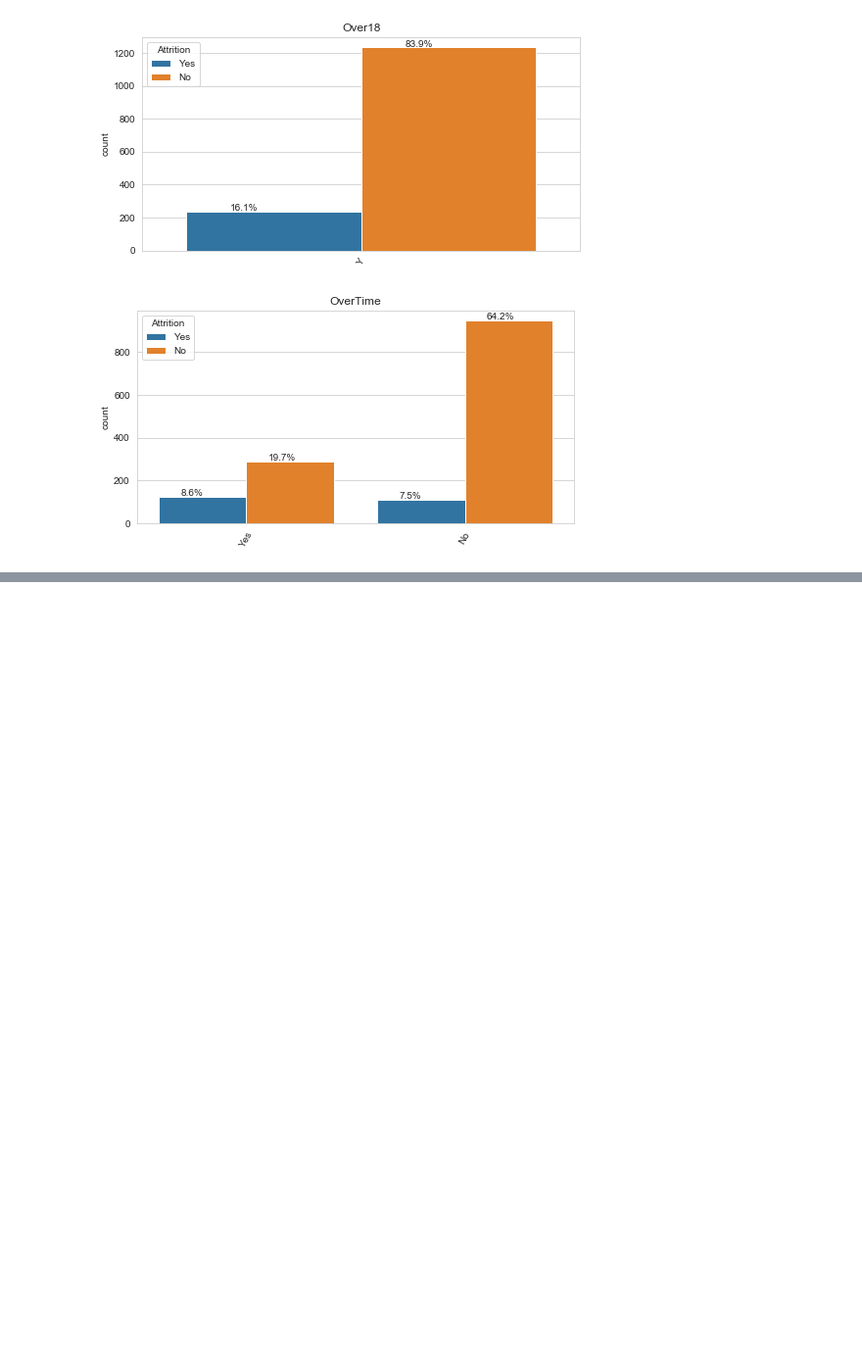
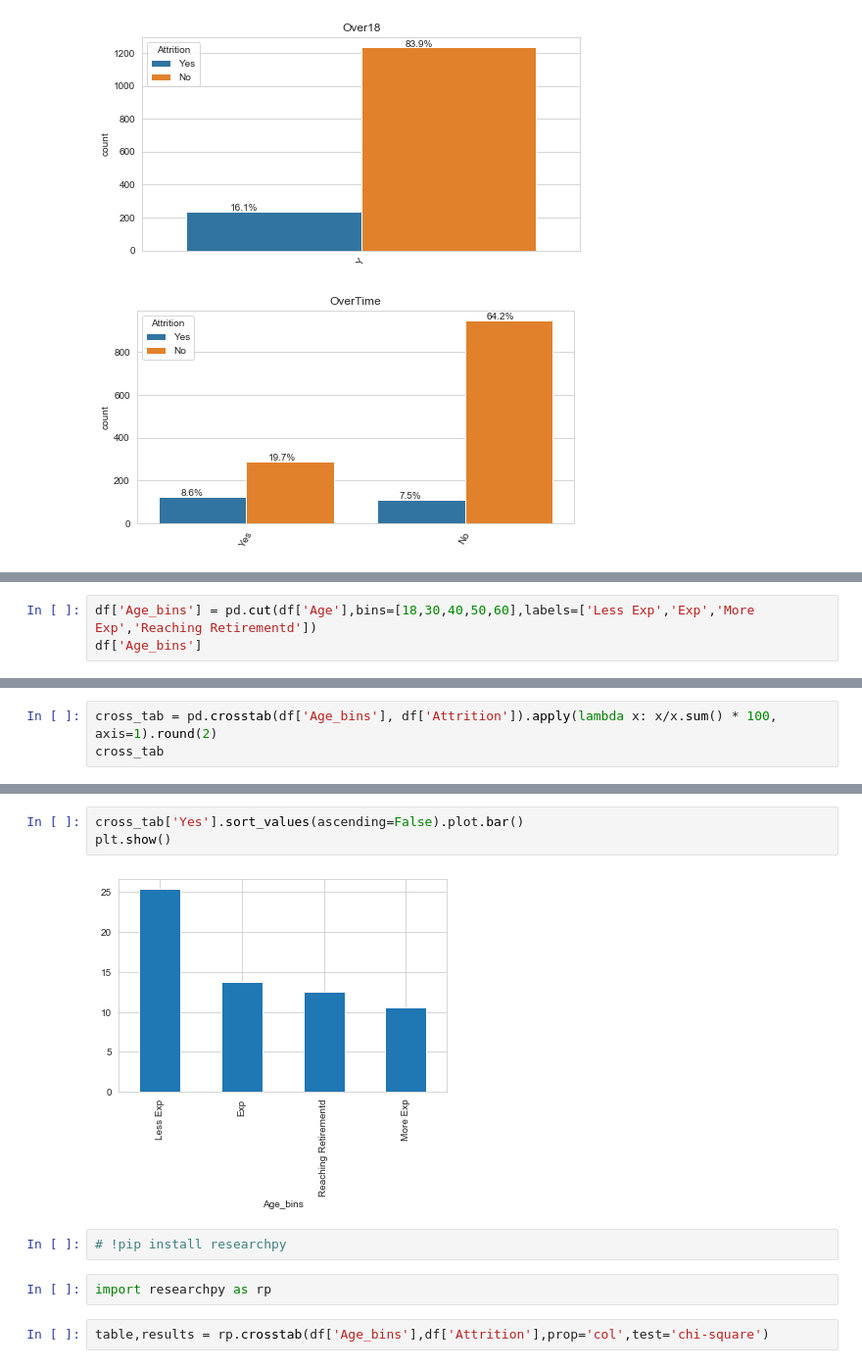
Before and after one commit to SivaLokam/supervisedlearning, a Jupyter notebook: Tutorials/Logistic Regression.ipynb, the cells around one changed output, grey strips where cells are left out. Shown at 98% size. Cells and saved outputs as stored; diff of their text form; blank space fills up the shorter version.

```diff
--- a/Tutorials/Logistic Regression.ipynb
+++ b/Tutorials/Logistic Regression.ipynb
@@ -364,0 +250,3 @@ for t in enumerate(factors_paired):
+# %%
+df['Age_bins'] = pd.cut(df['Age'],bins=[18,30,40,50,60],labels=['Less Exp','Exp','More Exp','Reaching Retirementd'])
+df['Age_bins']
@@ -364,0 +275,3 @@ for t in enumerate(factors_paired):
+# %%
+cross_tab = pd.crosstab(df['Age_bins'], df['Attrition']).apply(lambda x: x/x.sum() * 100, axis=1).round(2)
+cross_tab
@@ -364,0 +302,11 @@ for t in enumerate(factors_paired):
+# %%
+cross_tab['Yes'].sort_values(ascending=False).plot.bar()
+plt.show()
+# %% [output]
+[figure, added]
+# %%
+# !pip install researchpy
+# %%
+import researchpy as rp
+# %%
+table,results = rp.crosstab(df['Age_bins'],df['Attrition'],prop='col',test='chi-square')
```
Also changed, not shown: parts of 66 cells of this notebook, 4 other files.
